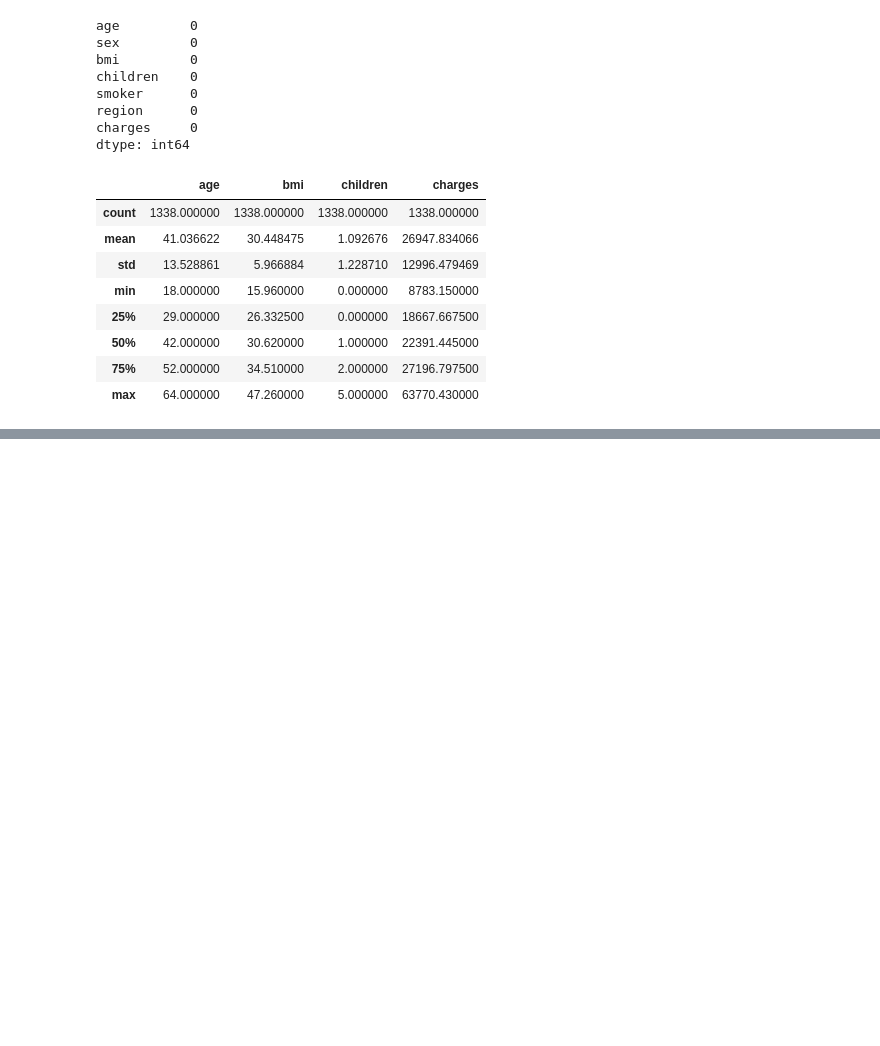
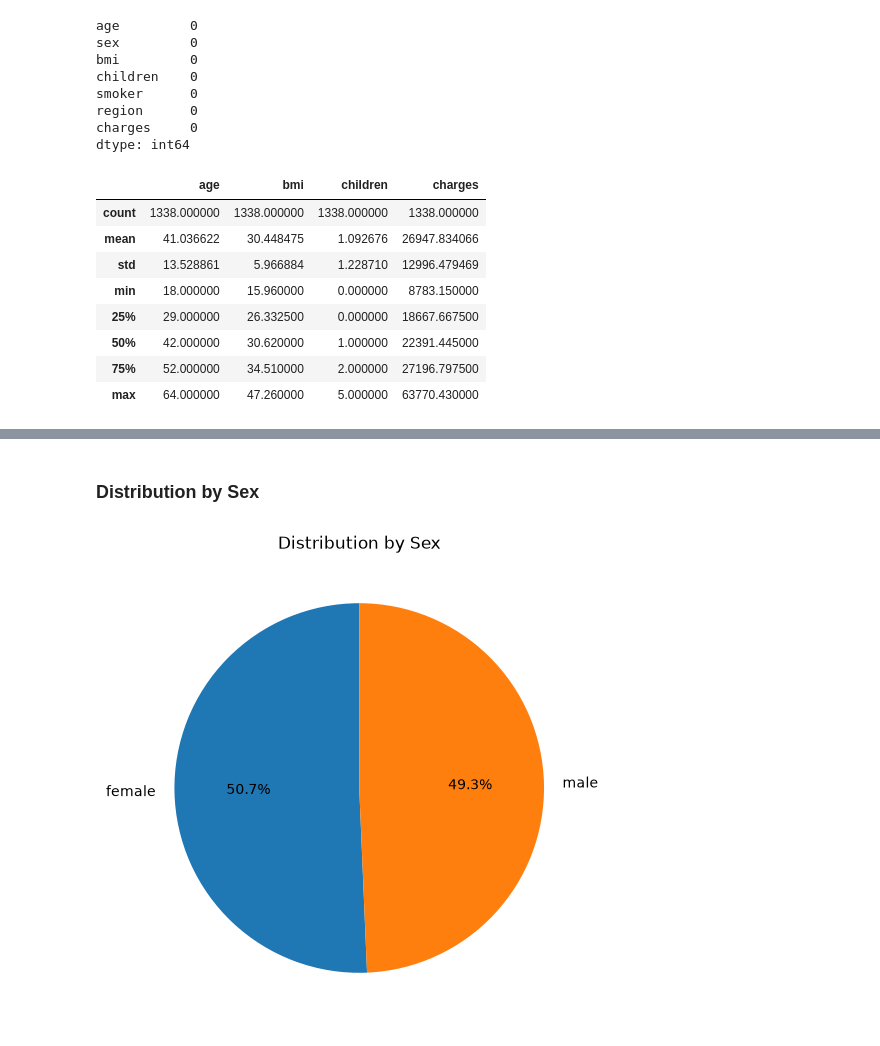
Before and after one commit to makday2026-hub/insurance-medical-cost-analysis, a Jupyter notebook: insurance_medical_cost_analysis.ipynb, the cells around one changed output, grey strips where cells are left out. Drawn from its saved outputs; the diff is of its cells as text; code cells hidden in the pictures; blank space fills up the shorter version.

```diff
--- a/insurance_medical_cost_analysis.ipynb
+++ b/insurance_medical_cost_analysis.ipynb
@@ -68,0 +208,24 @@ insurance.describe()
+# %% [markdown]
+### Distribution by Sex
+# %%
+sex_counts = insurance["sex"].value_counts()
+
+plt.figure(figsize=(6, 6))
+
+plt.pie(
+    sex_counts,
+    labels=sex_counts.index,
+    autopct="%1.1f%%",
+    startangle=90
+)
+
+plt.title("Distribution by Sex")
+
+plt.savefig(
+    "images/sex_distribution_pie.png",
+    bbox_inches="tight"
+)
+
+plt.show()
+# %% [output]
+[figure, added]
```
Also changed, not shown: parts of 42 cells of this notebook, 14 other files.
